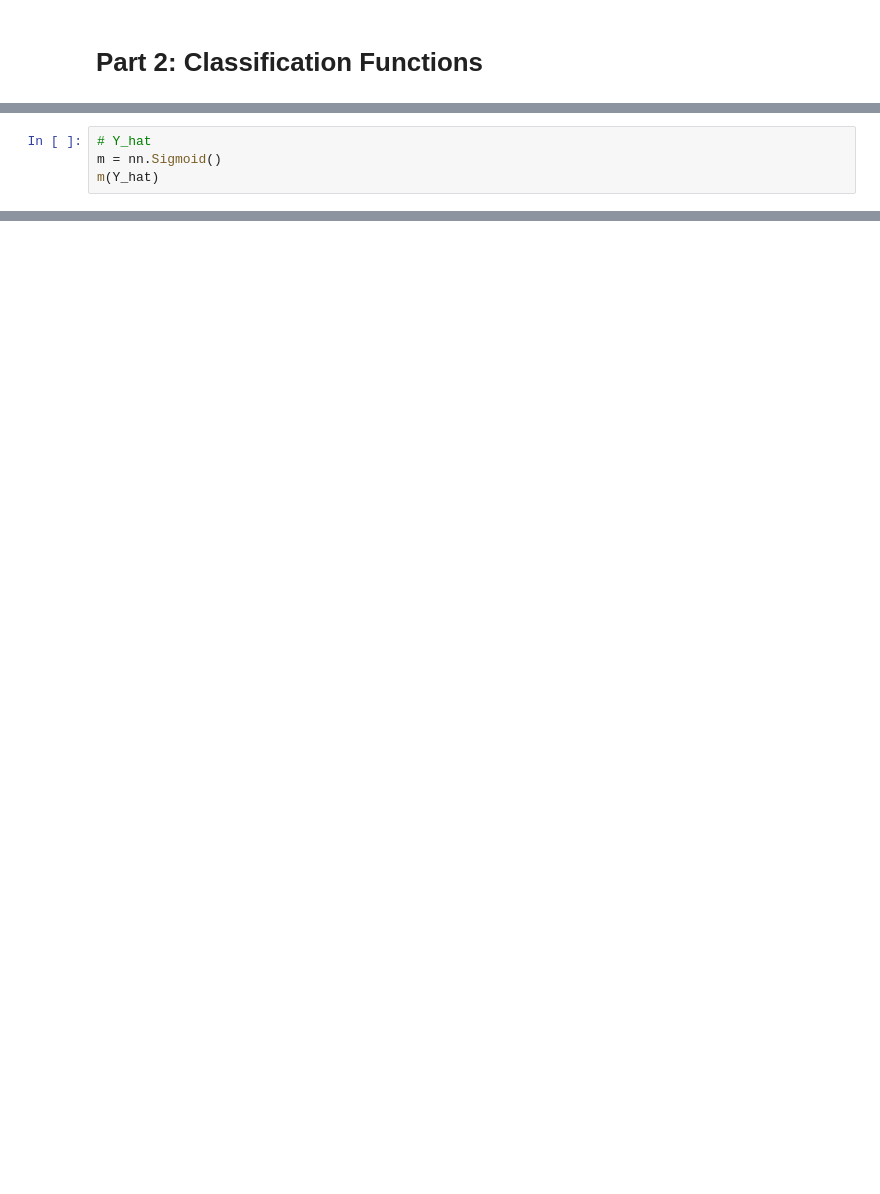
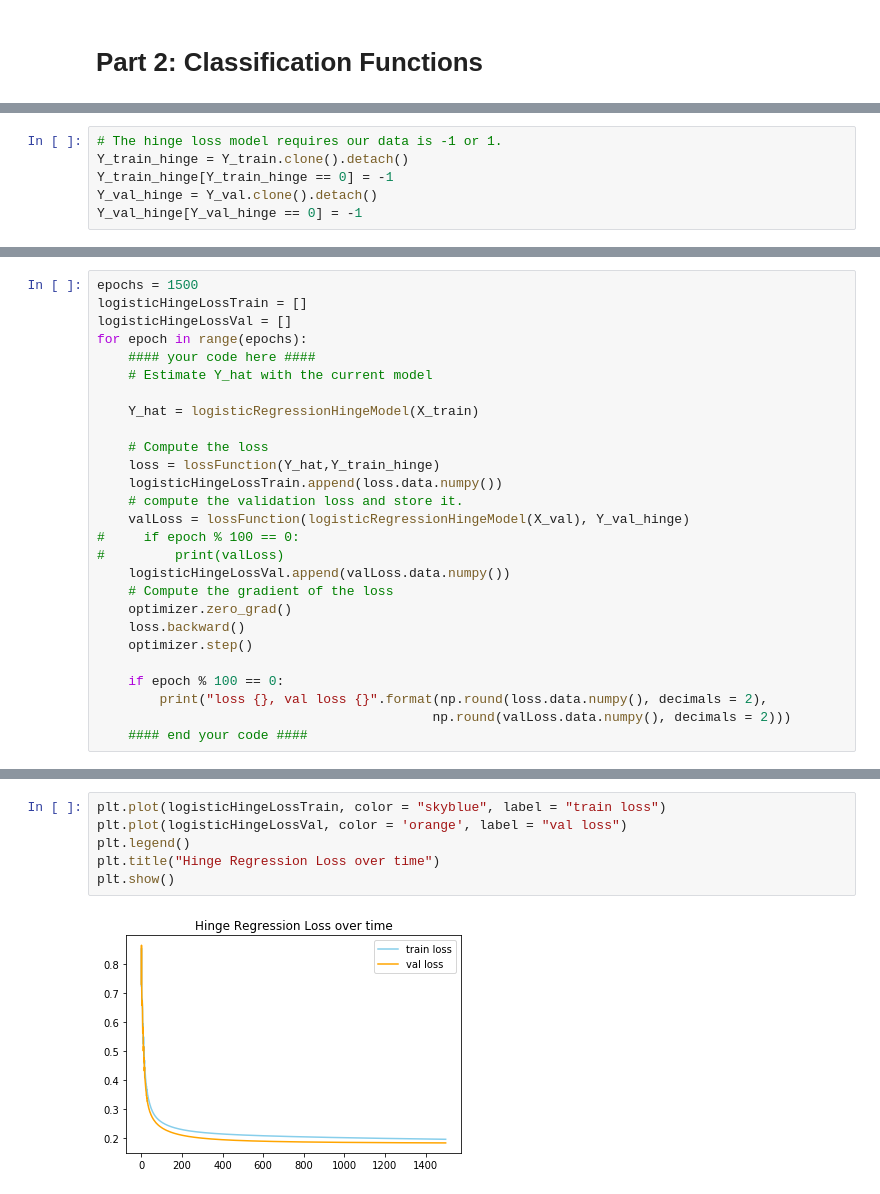
Before and after one commit to jeinson/CM_S19, a Jupyter notebook: Lab_4/Lab_4_answers.ipynb, the cells around one changed output, grey strips where cells are left out. Saved outputs shown, nothing was run; the diff lists cells and outputs as text; blank space fills up the shorter version.

```diff
--- a/Lab_4/Lab_4_answers.ipynb
+++ b/Lab_4/Lab_4_answers.ipynb
@@ -231,4 +41,0 @@ loss 1.084798668671283e-06
-# %%
-# Y_hat
-m = nn.Sigmoid()
-m(Y_hat)
@@ -286,0 +265,6 @@ tensor([[ 1.],
+# %%
+# The hinge loss model requires our data is -1 or 1.
+Y_train_hinge = Y_train.clone().detach()
+Y_train_hinge[Y_train_hinge == 0] = -1
+Y_val_hinge = Y_val.clone().detach()
+Y_val_hinge[Y_val_hinge == 0] = -1
@@ -286,0 +274,27 @@ tensor([[ 1.],
+# %%
+epochs = 1500
+logisticHingeLossTrain = []
+logisticHingeLossVal = []
+for epoch in range(epochs):
+    #### your code here ####
+    # Estimate Y_hat with the current model
+
+    Y_hat = logisticRegressionHingeModel(X_train)
+
+    # Compute the loss
+    loss = lossFunction(Y_hat,Y_train_hinge)
+    logisticHingeLossTrain.append(loss.data.numpy())
+    # compute the validation loss and store it.
+    valLoss = lossFunction(logisticRegressionHingeModel(X_val), Y_val_hinge)
+#     if epoch % 100 == 0:
+#         print(valLoss)
+    logisticHingeLossVal.append(valLoss.data.numpy())
+    # Compute the gradient of the loss
+    optimizer.zero_grad()
+    loss.backward()
+    optimizer.step()
+
+    if epoch % 100 == 0:
+        print("loss {}, val loss {}".format(np.round(loss.data.numpy(), decimals = 2),
+                                           np.round(valLoss.data.numpy(), decimals = 2)))
+    #### end your code ####
@@ -286,0 +317,8 @@ tensor([[ 1.],
+# %%
+plt.plot(logisticHingeLossTrain, color = "skyblue", label = "train loss")
+plt.plot(logisticHingeLossVal, color = 'orange', label = "val loss")
+plt.legend()
+plt.title("Hinge Regression Loss over time")
+plt.show()
+# %% [output]
+[figure, added]
```
Also changed, not shown: parts of 41 cells of this notebook.
